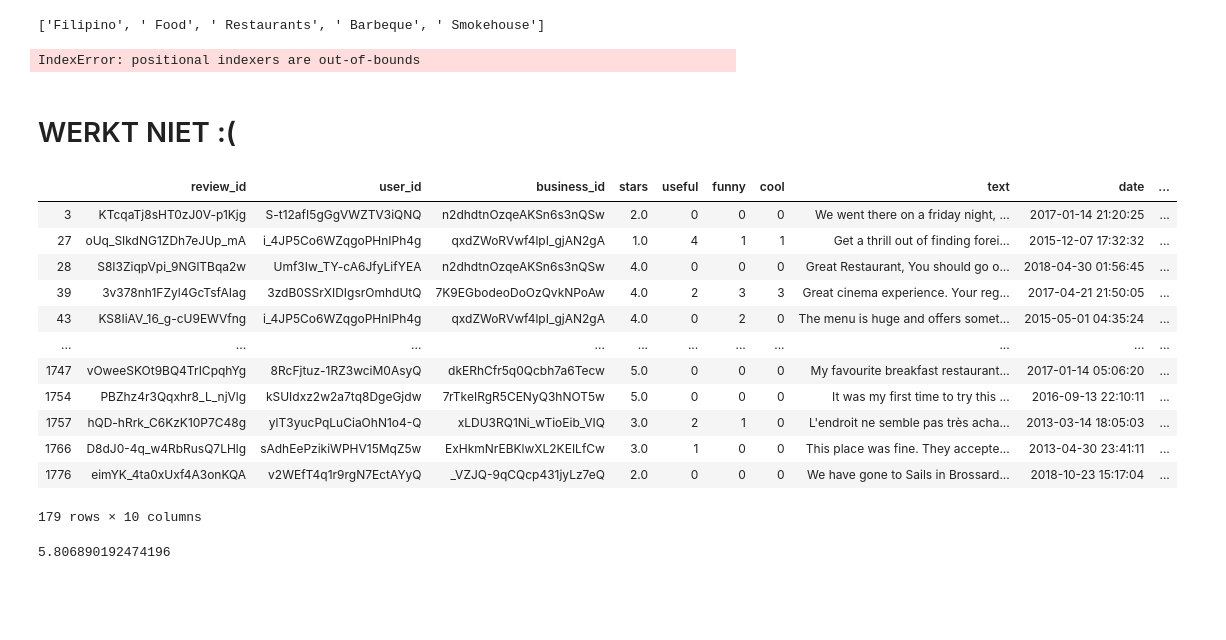
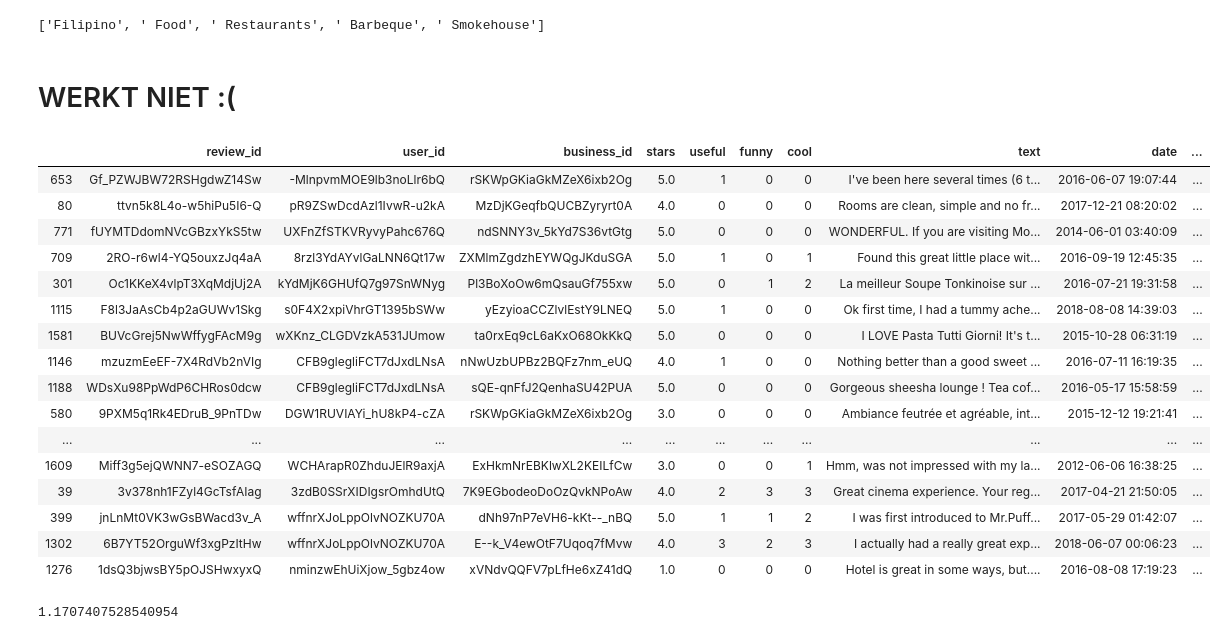
Before and after one commit to UhhBart/ci-yelp, a Jupyter notebook: Content Based Filtering.ipynb, the cells around one changed output. Drawn from its saved outputs; the diff is of its cells as text; code cells hidden in the pictures; blank space fills up the shorter version.

```diff
--- a/Content Based Filtering.ipynb
+++ b/Content Based Filtering.ipynb
@@ -191,59 +201,51 @@ def recommended_business(review, similarity_threshold, similair_categories_thres
                 similair_businesses.append(businesses.loc[business_id]["name"])
 
     return Series(similair_businesses)
-# %%
-recommended_business(2, 0.05, 20)
-# %% [output]
-IndexError: positional indexers are out-of-bounds
 # %% [markdown]
 # WERKT NIET :(
 # %%
 def predict_ratings(similarity, utility, to_predict):
     ratings_test_c = to_predict.copy()
     ratings_test_c['predicted rating'] = to_predict.apply(lambda row: predict_ids(similarity, utility, row['user_id'], row['review_id']), axis=1)
     return ratings_test_c
 
 def predict_ids(similarity, utility, user_id, review_id):
     if user_id in utility.columns and review_id in similarity.index:
         return predict_vectors(utility.loc[:,user_id], similarity[review_id])
     return 0
 
 def predict_vectors(user_ratings, similarities):
     relevant_ratings = user_ratings.dropna()
     similarities_s = similarities[relevant_ratings.index].head(30)
     similarities_s = similarities_s[similarities_s > 0.0]
     relevant_ratings = relevant_ratings[similarities_s.index]
     norm = similarities_s.sum()
     if(norm == 0):
         return 0
     return np.dot(relevant_ratings, similarities_s)/norm
 
-predicted = predict_ratings(similarity_matrix2, utility_ratings, reviews_test)
-display(predicted)
+predicted_ratings = predict_ratings(similarity_matrix2, utility_ratings, reviews_test).sort_values(by= "predicted rating", ascending = False).head(20)
+display(predicted_ratings)
 # %% [output]
 |  | review_id | user_id | business_id | stars | useful | funny | cool | text | date | ... |
-| 3 | KTcqaTj8sHT0zJ0V-p1Kjg | S-t12afI5gGgVWZTV3iQNQ | n2dhdtnOzqeAKSn6s3nQSw | 2.0 | 0 | 0 | 0 | We went there on a friday night, ... | 2017-01-14 21:20:25 | ... |
-| 27 | oUq_SIkdNG1ZDh7eJUp_mA | i_4JP5Co6WZqgoPHnIPh4g | qxdZWoRVwf4lpI_gjAN2gA | 1.0 | 4 | 1 | 1 | Get a thrill out of finding forei... | 2015-12-07 17:32:32 | ... |
-| 28 | S8I3ZiqpVpi_9NGlTBqa2w | Umf3Iw_TY-cA6JfyLifYEA | n2dhdtnOzqeAKSn6s3nQSw | 4.0 | 0 | 0 | 0 | Great Restaurant, You should go o... | 2018-04-30 01:56:45 | ... |
+| 653 | Gf_PZWJBW72RSHgdwZ14Sw | -MlnpvmMOE9lb3noLlr6bQ | rSKWpGKiaGkMZeX6ixb2Og | 5.0 | 1 | 0 | 0 | I've been here several times (6 t... | 2016-06-07 19:07:44 | ... |
+| 80 | ttvn5k8L4o-w5hiPu5I6-Q | pR9ZSwDcdAzl1IvwR-u2kA | MzDjKGeqfbQUCBZyryrt0A | 4.0 | 0 | 0 | 0 | Rooms are clean, simple and no fr... | 2017-12-21 08:20:02 | ... |
+| 771 | fUYMTDdomNVcGBzxYkS5tw | UXFnZfSTKVRyvyPahc676Q | ndSNNY3v_5kYd7S36vtGtg | 5.0 | 0 | 0 | 0 | WONDERFUL. If you are visiting Mo... | 2014-06-01 03:40:09 | ... |
+| 709 | 2RO-r6wl4-YQ5ouxzJq4aA | 8rzl3YdAYvlGaLNN6Qt17w | ZXMlmZgdzhEYWQgJKduSGA | 5.0 | 1 | 0 | 1 | Found this great little place wit... | 2016-09-19 12:45:35 | ... |
+| 301 | Oc1KKeX4vlpT3XqMdjUj2A | kYdMjK6GHUfQ7g97SnWNyg | Pl3BoXoOw6mQsauGf755xw | 5.0 | 0 | 1 | 2 | La meilleur Soupe Tonkinoise sur ... | 2016-07-21 19:31:58 | ... |
+| 1115 | F8l3JaAsCb4p2aGUWv1Skg | s0F4X2xpiVhrGT1395bSWw | yEzyioaCCZlvlEstY9LNEQ | 5.0 | 1 | 0 | 0 | Ok first time, I had a tummy ache... | 2018-08-08 14:39:03 | ... |
+| 1581 | BUVcGrej5NwWffygFAcM9g | wXKnz_CLGDVzkA531JUmow | ta0rxEq9cL6aKxO68OkKkQ | 5.0 | 0 | 0 | 0 | I LOVE Pasta Tutti Giorni! It's t... | 2015-10-28 06:31:19 | ... |
+| 1146 | mzuzmEeEF-7X4RdVb2nVIg | CFB9glegliFCT7dJxdLNsA | nNwUzbUPBz2BQFz7nm_eUQ | 4.0 | 1 | 0 | 0 | Nothing better than a good sweet ... | 2016-07-11 16:19:35 | ... |
+| 1188 | WDsXu98PpWdP6CHRos0dcw | CFB9glegliFCT7dJxdLNsA | sQE-qnFfJ2QenhaSU42PUA | 5.0 | 0 | 0 | 0 | Gorgeous sheesha lounge ! Tea cof... | 2016-05-17 15:58:59 | ... |
+| 580 | 9PXM5q1Rk4EDruB_9PnTDw | DGW1RUVIAYi_hU8kP4-cZA | rSKWpGKiaGkMZeX6ixb2Og | 3.0 | 0 | 0 | 0 | Ambiance feutrée et agréable, int... | 2015-12-12 19:21:41 | ... |
+| ... | ... | ... | ... | ... | ... | ... | ... | ... | ... | ... |
+| 1609 | Miff3g5ejQWNN7-eSOZAGQ | WCHArapR0ZhduJElR9axjA | ExHkmNrEBKlwXL2KEILfCw | 3.0 | 0 | 0 | 1 | Hmm, was not impressed with my la... | 2012-06-06 16:38:25 | ... |
 | 39 | 3v378nh1FZyl4GcTsfAIag | 3zdB0SSrXIDIgsrOmhdUtQ | 7K9EGbodeoDoOzQvkNPoAw | 4.0 | 2 | 3 | 3 | Great cinema experience. Your reg... | 2017-04-21 21:50:05 | ... |
-| 43 | KS8IiAV_16_g-cU9EWVfng | i_4JP5Co6WZqgoPHnIPh4g | qxdZWoRVwf4lpI_gjAN2gA | 4.0 | 0 | 2 | 0 | The menu is huge and offers somet... | 2015-05-01 04:35:24 | ... |
-| ... | ... | ... | ... | ... | ... | ... | ... | ... | ... | ... |
-| 1747 | vOweeSKOt9BQ4TrICpqhYg | 8RcFjtuz-1RZ3wciM0AsyQ | dkERhCfr5q0Qcbh7a6Tecw | 5.0 | 0 | 0 | 0 | My favourite breakfast restaurant... | 2017-01-14 05:06:20 | ... |
-| 1754 | PBZhz4r3Qqxhr8_L_njVlg | kSUIdxz2w2a7tq8DgeGjdw | 7rTkeIRgR5CENyQ3hNOT5w | 5.0 | 0 | 0 | 0 | It was my first time to try this ... | 2016-09-13 22:10:11 | ... |
-| 1757 | hQD-hRrk_C6KzK10P7C48g | ylT3yucPqLuCiaOhN1o4-Q | xLDU3RQ1Ni_wTioEib_VIQ | 3.0 | 2 | 1 | 0 | L'endroit ne semble pas très acha... | 2013-03-14 18:05:03 | ... |
-| 1766 | D8dJ0-4q_w4RbRusQ7LHlg | sAdhEePzikiWPHV15MqZ5w | ExHkmNrEBKlwXL2KEILfCw | 3.0 | 1 | 0 | 0 | This place was fine. They accepte... | 2013-04-30 23:41:11 | ... |
-| 1776 | eimYK_4ta0xUxf4A3onKQA | v2WEfT4q1r9rgN7EctAYyQ | _VZJQ-9qCQcp431jyLz7eQ | 2.0 | 0 | 0 | 0 | We have gone to Sails in Brossard... | 2018-10-23 15:17:04 | ... |
+| 399 | jnLnMt0VK3wGsBWacd3v_A | wffnrXJoLppOlvNOZKU70A | dNh97nP7eVH6-kKt--_nBQ | 5.0 | 1 | 1 | 2 | I was first introduced to Mr.Puff... | 2017-05-29 01:42:07 | ... |
+| 1302 | 6B7YT52OrguWf3xgPzItHw | wffnrXJoLppOlvNOZKU70A | E--k_V4ewOtF7Uqoq7fMvw | 4.0 | 3 | 2 | 3 | I actually had a really great exp... | 2018-06-07 00:06:23 | ... |
+| 1276 | 1dsQ3bjwsBY5pOJSHwxyxQ | nminzwEhUiXjow_5gbz4ow | xVNdvQQFV7pLfHe6xZ41dQ | 1.0 | 0 | 0 | 0 | Hotel is great in some ways, but.... | 2016-08-08 17:19:23 | ... |
-179 rows × 10 columns
-# %%
-def mse(predicted_ratings):
-    """Computes the mean square error between actual ratings and predicted ratings
-
-    Arguments:
-    predicted_ratings -- a dataFrame containing the columns rating and predicted rating
-    """
-    diff = predicted_ratings['stars'] - predicted_ratings['predicted rating']
-    return (diff**2).mean()
-
-mse(predicted)
-# %% [output]
-5.806890192474196
+# %%
+MSE = mean_squared_error(predicted_ratings["stars"], predicted_ratings["predicted rating"])
+print(MSE)
+# %% [output]
+1.1707407528540954
```
Also changed, not shown: parts of 3 cells of this notebook, 1 other file.
